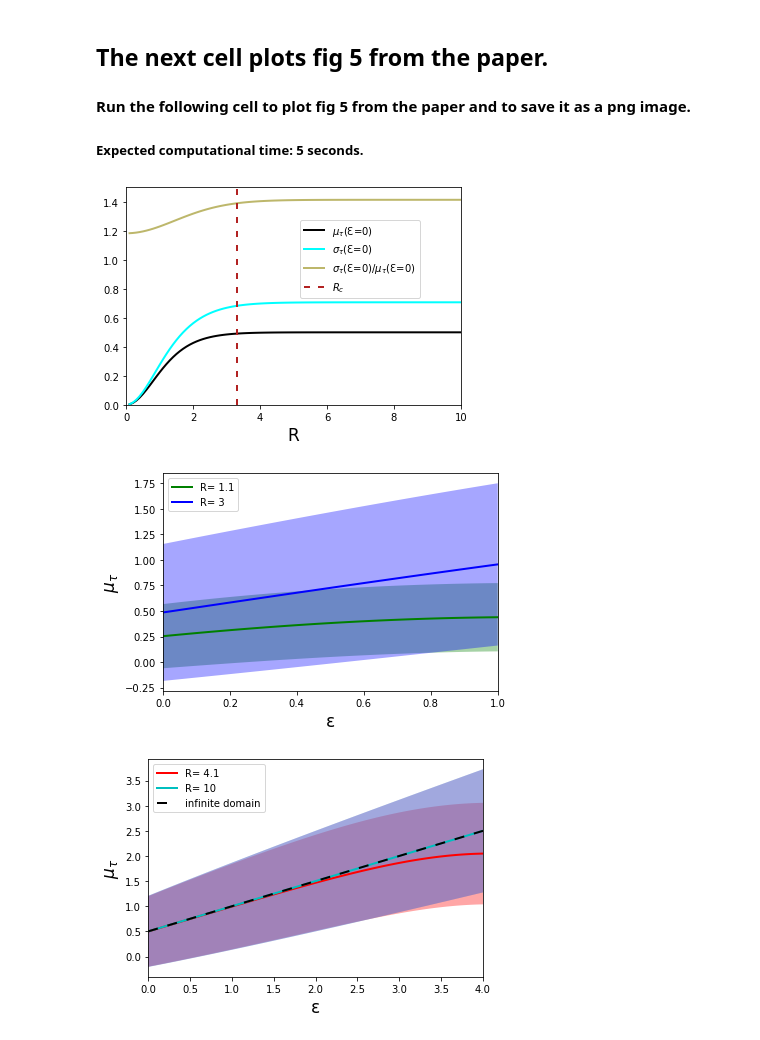
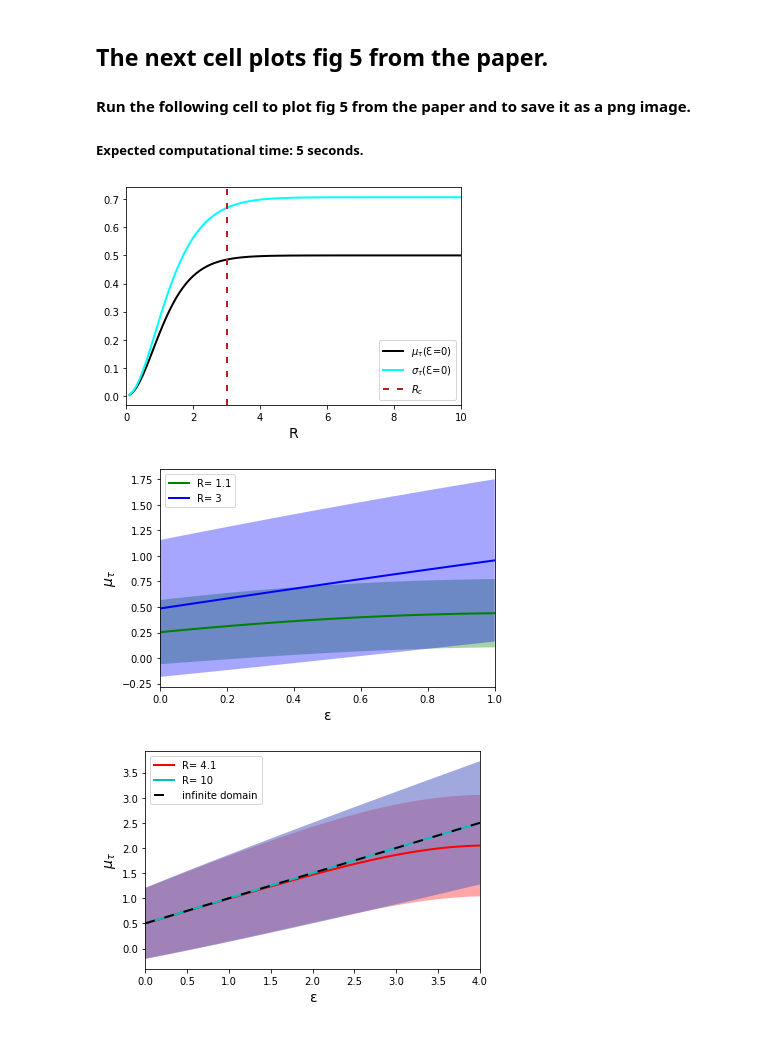
Before and after one commit to albertoceccarelli/AnalyticalReactionDiffusionSN, a Jupyter notebook: ceccarelli-et-al-fig5.ipynb, the cells around one changed output. Saved outputs shown, nothing was run; the diff lists cells and outputs as text; code cells hidden in the pictures.

```diff
--- a/ceccarelli-et-al-fig5.ipynb
+++ b/ceccarelli-et-al-fig5.ipynb
@@ -14,6 +15,7 @@
 #### Run the following cell to plot fig 5 from the paper and to save it as a png image.
 ##### Expected computational time: 5 seconds.
 # %%
+## Figure of the mean time to reach the steady state, standard deviation and spatial profile of the mean time to reach the steady state for the sink model
 # Import libraries.
 import numpy as np
 import matplotlib.pyplot as plt
@@ -40,12 +42,11 @@ def mean_time_infinite(x):
 
 def aux4(x):
     return x*x/4+3*x/4+3/4
-# +(x*x-3*x+3)*np.exp(2*x)
 
 def standard_deviation_infinite(x):
     return np.sqrt(aux4(x)-mean_time_infinite(x)**2)
 
-# This part of the code plots and save fig. 5 panel a.
+# This part of the code plots and save fig. 5 panel A.
 
 # Define necessary arrays to be used in the simulation.
 j = np.arange(0,5000,1)
@@ -71,30 +72,20 @@ for length in lengths:
 plt.plot(lengths, std_dev, label="$σ_{τ}$(Ɛ=0)", color="aqua",linewidth=2.0)
 plt.legend(prop={'size': 13})
 plt.xlabel("R")
-# Loop over all lenghts.
-for length in lengths:
-    R=length
-#     Save in an array the standard deviation divided by the mean time for an finite tissue at ε=0.
-    ratio.append(standard_deviation_finite(0,j)/mean_time_finite(0,j))
-# Plot the standard deviation divided by the mean time for an finite tissue at ε=0.
-plt.plot(lengths, ratio, label="$σ_{τ}$(Ɛ=0)/$μ_{τ}$(Ɛ=0)", color="darkkhaki",linewidth=2.0)
-plt.legend(prop={'size': 13})
-plt.xlabel("R")
 # Plot a vertical line in the position of Rcrit.
-plt.axvline(x=3.3, color="firebrick", ls="--", dashes=(3, 4), label="$R_{c}$",linewidth=2.0)
-plt.legend(loc=(0.52,0.49),prop={'size': 10})
+plt.axvline(x=3, color="firebrick", ls="--", dashes=(3, 4), label="$R_{c}$",linewidth=2.0)
+plt.legend(prop={'size': 10})
 # Set axis limits
 plt.xlim(0,10)
-plt.ylim(0,1.5)
 # Set font sizes
 plt.rcParams.update({'font.size': 10})
-plt.xlabel("R", fontsize=17)
+plt.xlabel("R", fontsize=14)
 # Save the figure.
 plt.savefig("fig5a.png", dpi=500)
 plt.show()
 plt.close()
 
-# This part of the code plots and save fig. 5 panel b.
+# This part of the code plots and save fig. 5 panel C.
 
 # Define necessary arrays to be used in the simulation.
 j = np.arange(0,5000,1)
@@ -129,13 +120,13 @@ for length in lengths:
 plt.xlim(0,1)
 # Set font sizes
 plt.rcParams.update({'font.size': 10})
-plt.xlabel("ε",fontsize=17)
-plt.ylabel("$μ_{τ}$",fontsize=17)
+plt.xlabel("ε",fontsize=14)
+plt.ylabel("$μ_{τ}$",fontsize=14)
 # Save the figure.
 plt.savefig("fig5b.png", dpi=500)
 plt.show()
 
-# This part of the code plots and save fig. 5 panel c.
+# This part of the code plots and save fig. 5 panel E.
 
 # Define necessary arrays to be used in the simulation.
 j = np.arange(0,5000,1)
@@ -163,38 +154,38 @@ for length in lengths:
     plt.plot(xi_all, mean_time, label="R= "+str(R), color=colors[i],linewidth=2.0)
     plt.fill_between(xi_all, mean_time-std_dev, mean_time+std_dev, alpha=0.35, facecolor=colors[i])
     plt.legend(loc=2, prop={'size': 10})
-    plt.xlabel("ε")
-    plt.ylabel("$μ_{τ}$")
+    plt.xlabel("ε",fontsize=12)
+    plt.ylabel("$μ_{τ}$",fontsize=12)
     i+=1
 # Define necessary arrays to be used in the simulation.
 mean_time = []
 std_dev = []
 # Loop over all positions in the tissue.
 for xi in xi_all:
 #    Save in an array the mean time in every position of the tissue.
     mean_time.append(mean_time_infinite(xi))
 #    Save in an array the standard deviation in every position of the tissue.
     std_dev.append(standard_deviation_infinite(xi))
 # Change the arrays to numpy arrays
 mean_time = np.array(mean_time)
 std_dev = np.array(std_dev)
 # Plot the figure.
 plt.plot(xi_all, mean_time, color="black", ls="--", dashes=(5, 5), label="infinite domain",linewidth=2.0)
 plt.fill_between(xi_all, mean_time-std_dev, mean_time+std_dev, alpha=0.35, facecolor="darkorchid")
 plt.legend(loc=2, prop={'size': 10})
 plt.xlabel("ε")
 plt.ylabel("$μ_{τ}$")
 # Set x axis limits
 plt.xlim(0,4)
 # Set font sizes
 plt.rcParams.update({'font.size': 10})
-plt.xlabel("ε",fontsize=17)
-plt.ylabel("$μ_{τ}$",fontsize=17)
+plt.xlabel("ε",fontsize=14)
+plt.ylabel("$μ_{τ}$",fontsize=14)
 # Save the figure.
 plt.savefig("fig5c.png", dpi=500)
 plt.show()
 plt.close()
 # %% [output]
-[figure, old version]
+[figure, new version]
-[figure, old version]
+[figure, new version]
-[figure, old version]
+[figure, new version]
```
Also changed, not shown: parts of 2 cells of this notebook, 9 other files.
